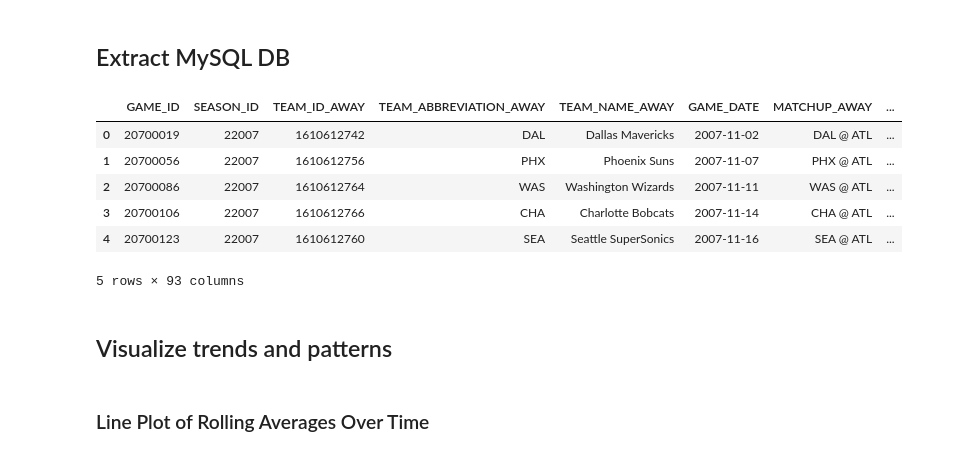
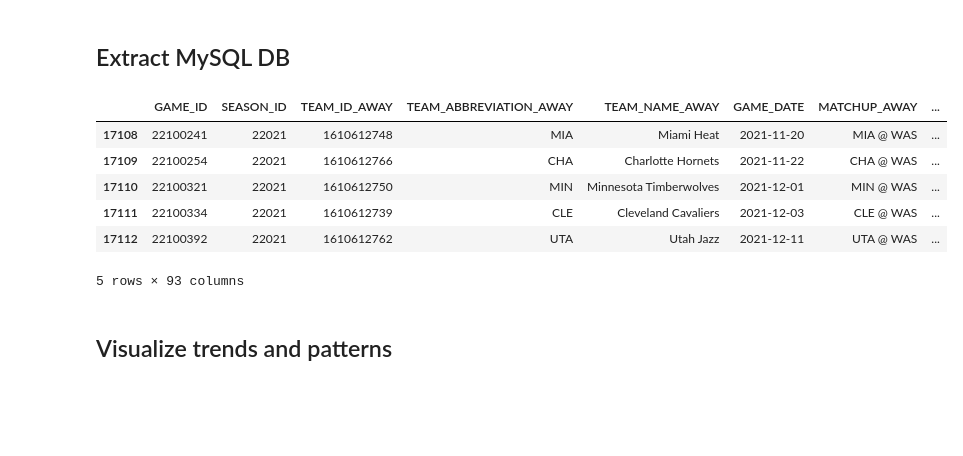
Before and after one commit to shrimpeu/Predictive-Analytics-for-a-Betting-Gaming-Platform, a Jupyter notebook: EDA.ipynb, the cells around one changed output. Saved outputs shown, nothing was run; the diff lists cells and outputs as text; code cells hidden in the pictures; blank space fills up the shorter version.

```diff
--- a/EDA.ipynb
+++ b/EDA.ipynb
@@ -20,21 +24,19 @@ engine = create_engine(connection_string)
 # %%
 # Define the table name
 table_name = 'betting_and_game_table'
 
 # Query the database and load data into a DataFrame
-df = pd.read_sql(f'SELECT * FROM {table_name} LIMIT 5;', con=engine)
+df = pd.read_sql(f'SELECT * FROM {table_name}', con=engine)
 
 # Display the first few rows of the DataFrame
-df.head()
+df.tail()
 # %% [output]
 |  | GAME_ID | SEASON_ID | TEAM_ID_AWAY | TEAM_ABBREVIATION_AWAY | TEAM_NAME_AWAY | GAME_DATE | MATCHUP_AWAY | ... |
-| 0 | 20700019 | 22007 | 1610612742 | DAL | Dallas Mavericks | 2007-11-02 | DAL @ ATL | ... |
-| 1 | 20700056 | 22007 | 1610612756 | PHX | Phoenix Suns | 2007-11-07 | PHX @ ATL | ... |
-| 2 | 20700086 | 22007 | 1610612764 | WAS | Washington Wizards | 2007-11-11 | WAS @ ATL | ... |
-| 3 | 20700106 | 22007 | 1610612766 | CHA | Charlotte Bobcats | 2007-11-14 | CHA @ ATL | ... |
-| 4 | 20700123 | 22007 | 1610612760 | SEA | Seattle SuperSonics | 2007-11-16 | SEA @ ATL | ... |
+| 17108 | 22100241 | 22021 | 1610612748 | MIA | Miami Heat | 2021-11-20 | MIA @ WAS | ... |
+| 17109 | 22100254 | 22021 | 1610612766 | CHA | Charlotte Hornets | 2021-11-22 | CHA @ WAS | ... |
+| 17110 | 22100321 | 22021 | 1610612750 | MIN | Minnesota Timberwolves | 2021-12-01 | MIN @ WAS | ... |
+| 17111 | 22100334 | 22021 | 1610612739 | CLE | Cleveland Cavaliers | 2021-12-03 | CLE @ WAS | ... |
+| 17112 | 22100392 | 22021 | 1610612762 | UTA | Utah Jazz | 2021-12-11 | UTA @ WAS | ... |
 5 rows × 93 columns
 # %% [markdown]
 ## Visualize trends and patterns
-# %% [markdown]
-### Line Plot of Rolling Averages Over Time
```
Also changed, not shown: parts of 6 cells of this notebook.
